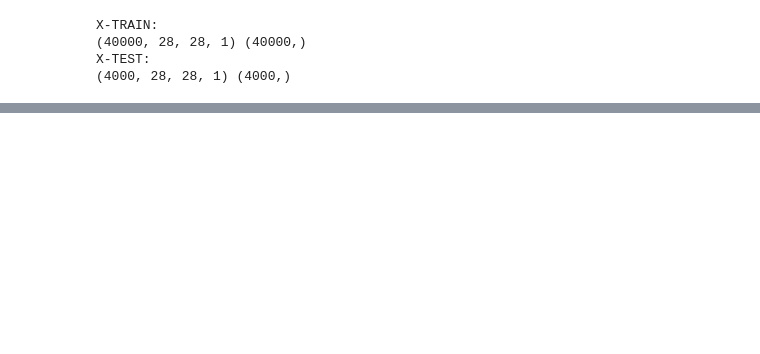
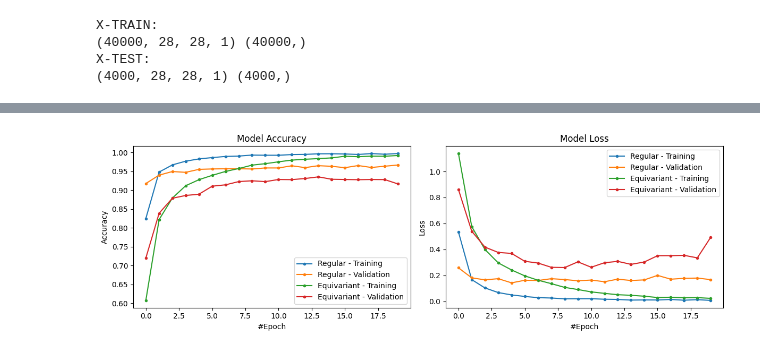
Before and after one commit to AlikMon88/Event-Classification-Boson-Decay, a Jupyter notebook: section_a.ipynb, the cells around one changed output, grey strips where cells are left out. Cells and saved outputs as stored; diff of their text form; code cells hidden in the pictures; blank space fills up the shorter version.

```diff
--- a/section_a.ipynb
+++ b/section_a.ipynb
@@ -332,26 +474,28 @@ AttributeError: The layer equivariant_model_16 has never been called and thus ha
 # %%
 # Plot training histories
 plt.figure(figsize=(12, 4))
 plt.subplot(1, 2, 1)
-plt.plot(regular_history.history['accuracy'], label='Regular - Training')
-plt.plot(regular_history.history['val_accuracy'], label='Regular - Validation')
-plt.plot(equivariant_history.history['accuracy'], label='Equivariant - Training')
-plt.plot(equivariant_history.history['val_accuracy'], label='Equivariant - Validation')
+plt.plot(regular_history.history['accuracy'], label='Regular - Training', marker = '.')
+plt.plot(regular_history.history['val_accuracy'], label='Regular - Validation', marker = '.')
+plt.plot(equivariant_history.history['accuracy'], label='Equivariant - Training', marker = '.')
+plt.plot(equivariant_history.history['val_accuracy'], label='Equivariant - Validation', marker = '.')
 plt.title('Model Accuracy')
 plt.ylabel('Accuracy')
-plt.xlabel('Epoch')
+plt.xlabel('#Epoch')
 plt.legend()
 
 plt.subplot(1, 2, 2)
-plt.plot(regular_history.history['loss'], label='Regular - Training')
-plt.plot(regular_history.history['val_loss'], label='Regular - Validation')
-plt.plot(equivariant_history.history['loss'], label='Equivariant - Training')
-plt.plot(equivariant_history.history['val_loss'], label='Equivariant - Validation')
+plt.plot(regular_history.history['loss'], label='Regular - Training', marker = '.')
+plt.plot(regular_history.history['val_loss'], label='Regular - Validation', marker = '.')
+plt.plot(equivariant_history.history['loss'], label='Equivariant - Training', marker = '.')
+plt.plot(equivariant_history.history['val_loss'], label='Equivariant - Validation', marker = '.')
 plt.title('Model Loss')
 plt.ylabel('Loss')
-plt.xlabel('Epoch')
+plt.xlabel('#Epoch')
 plt.legend()
 
 plt.tight_layout()
 plt.savefig('rotation_equivariant_performance.png')
 plt.show()
+# %% [output]
+[figure, added]
```
Also changed, not shown: parts of 5 cells of this notebook, 2 other files.
